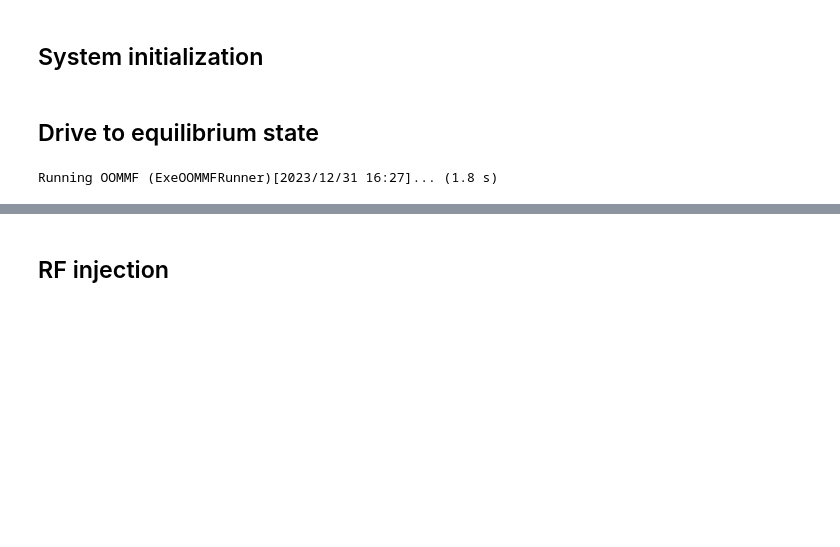
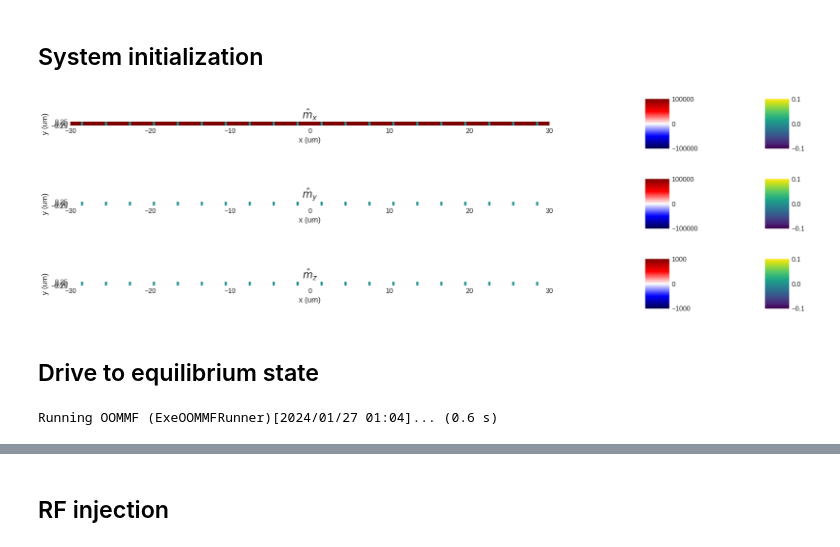
Before and after one commit to RiccardoCiviero/Spintronic_Project, a Jupyter notebook: P3.ipynb, the cells around one changed output, grey strips where cells are left out. Cells and saved outputs as stored; diff of their text form; code cells hidden in the pictures; blank space fills up the shorter version.

```diff
--- a/P3.ipynb
+++ b/P3.ipynb
@@ -26,30 +26,30 @@ A_YIG = 4e-12           # Exchange stiffness (J/m)
 # Geometry [nm]
 t = 50e-9
 w = 500e-9
-l = 5000e-9
+l = 60e-6
 
 # self absorbing boundary condition
 band = 1e-6
 
-sourceWidth=40e-9 #cercare bene la misura sul righello
-sourcePos=0 #almeno iniettiamo le waves nel bulk, possiamo modificare
+sourceWidth=600e-9 #cercare bene la misura sul righello
+sourcePos=-l/4 #almeno iniettiamo le waves nel bulk, possiamo modificare
 
 # Mesh cell [nm]
-cx = 12.5e-9
-cy = 12.5e-9
+cx = 10e-9
+cy = w/2
 cz = t
 
 cell = (cx, cy, cz)
 
 # Zeeman field
-Hx_0 = 50*Oe
+Hx_0 = 550 * Oe
 Hy_0 = 0*Oe
 Hz_0 = 0
 
 H_DC = (Hx_0, Hy_0, Hz_0)  # Zeeman field
 
 # Amplitude of RF exiting field
-H_RF_val=10 * Oe
+H_RF_val= 10 * Oe
 
 # Initial magnetization
 m0 = (1, 0, 0)   # Initial reduced magnetization
@@ -80,7 +80,7 @@ ftype="sinc"
 # %% [markdown]
 ## System definition
 # %%
-sysName=f"P3_{int(T*1e9)}ns_{int(f_MAX*1e-9)}GHz_{ftype}"
+sysName=f"P3_{int(T*1e9)}ns_{int(f_MAX*1e-9)}GHz_{int(Hy/Oe)}Oe_{ftype}"
 
 
 system = mm.System(name=sysName)
@@ -127,7 +124,7 @@ def Ms_value(pos):
     # from 0, only inside the sample
     x, y, z = pos
 
-    if (l/2 < x < l/2 and -w/2 < y < w/2 and 0 < z < t):                                        # rect
+    if (-l/2 < x < l/2 and -w/2 < y < w/2 and 0 < z < t):                                        # rect
         return Ms_YIG
 
     else:                                                                    # empty space
@@ -135,14 +132,37 @@ def Ms_value(pos):
 
 
 system.m = df.Field(mesh, nvdim=3, value=m0, norm=Ms_value)
+# %%
+#WE ARE WORKING IN A 1D MESH, so we will not see any magnetization along y regardless unelss we make the mesh 2D
+
+
+fig_x,ax_x =plt.subplots(figsize=(25,10))
+
+plt.title('$\hat m_x$')
+system.m.x.sel('z').mpl.scalar(ax=ax_x,vmin=-Ms_YIG,vmax=Ms_YIG,cmap='seismic')
+system.m.sel('z').resample((20,10)).mpl.vector(ax=ax_x,headwidth=3,scale=2e7)
+
+fig_y,ax_y =plt.subplots(figsize=(25,10))
+plt.title('$\hat m_y$')
+system.m.y.sel('z').mpl.scalar(ax=ax_y,vmin=-Ms_YIG,vmax=Ms_YIG,cmap='seismic')
+system.m.sel('z').resample((20,10)).mpl.vector(ax=ax_y,headwidth=3,scale=2e7)
+
+fig_z,ax_z =plt.subplots(figsize=(25,10))
+plt.title('$\hat m_z$')
+system.m.z.sel('z').mpl.scalar(ax=ax_z,vmin=-1000,vmax=1000,cmap='seismic')
+system.m.sel('z').resample((20,10)).mpl.vector(ax=ax_z,headwidth=3,scale=2e7)
+# %% [output]
+[figure, added]
+[figure, added]
+[figure, added]
 # %% [markdown]
 ## Drive to equilibrium state
 # %%
 # get system to equilibrium
-system.energy = dem + ex + zem
+system.energy = dem + ex + zem +zem_transverse
 mn.drive(system)
 
 damping = mm.Damping(alpha=alpha)
 system.dynamics = mm.Precession(gamma0=mm.consts.gamma0) + damping
 # %% [output]
-Running OOMMF (ExeOOMMFRunner)[2023/12/31 16:27]... (1.8 s)
+Running OOMMF (ExeOOMMFRunner)[2024/01/27 01:04]... (0.6 s)
```
Also changed, not shown: parts of 17 cells of this notebook, 1 other file.
